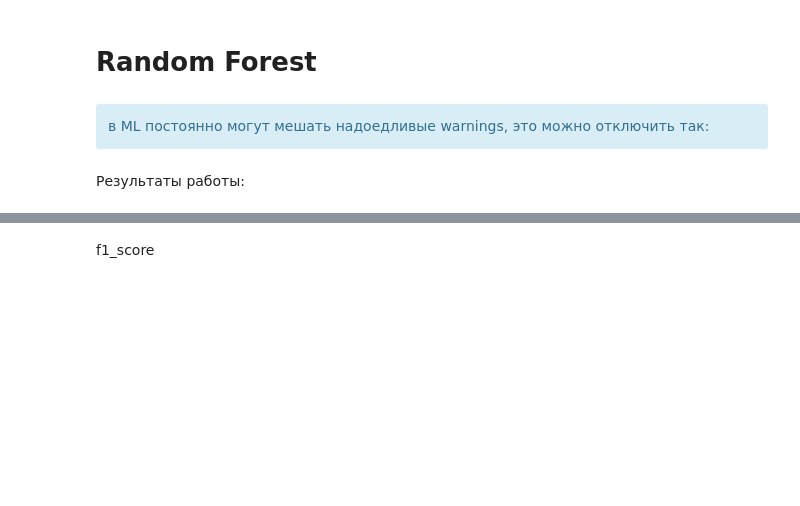
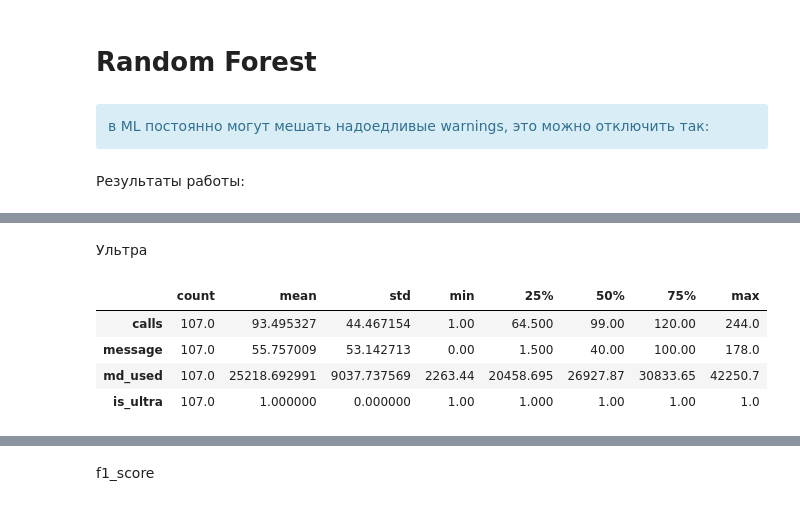
Before and after one commit to samurai921/task_sklearn, a Jupyter notebook: task_1.ipynb, the cells around one changed output, grey strips where cells are left out. Cells and saved outputs as stored; diff of their text form; code cells hidden in the pictures; blank space fills up the shorter version.

```diff
--- a/task_1.ipynb
+++ b/task_1.ipynb
@@ -354,0 +397,10 @@ accuracy
+# %% [markdown]
+Ультра
+# %%
+test_df_ultra.describe().T
+# %% [output]
+|  | count | mean | std | min | 25% | 50% | 75% | max |
+| calls | 107.0 | 93.495327 | 44.467154 | 1.00 | 64.500 | 99.00 | 120.00 | 244.0 |
+| message | 107.0 | 55.757009 | 53.142713 | 0.00 | 1.500 | 40.00 | 100.00 | 178.0 |
+| md_used | 107.0 | 25218.692991 | 9037.737569 | 2263.44 | 20458.695 | 26927.87 | 30833.65 | 42250.7 |
+| is_ultra | 107.0 | 1.000000 | 0.000000 | 1.00 | 1.000 | 1.00 | 1.00 | 1.0 |
```
Also changed, not shown: parts of 42 cells of this notebook.
